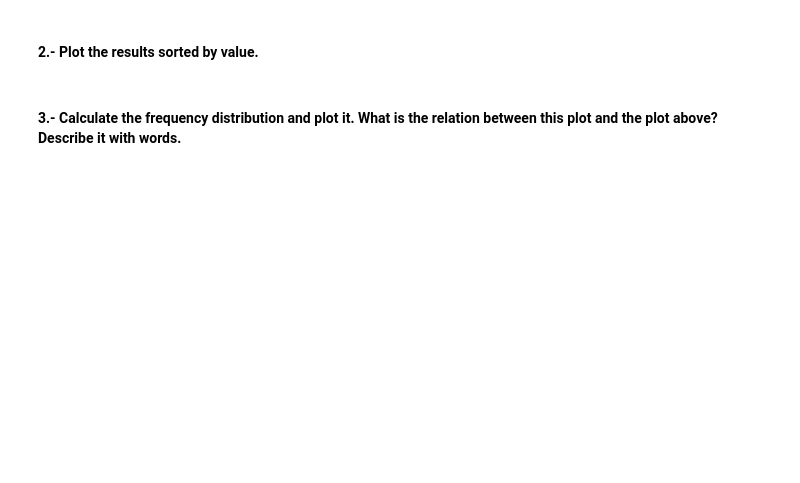
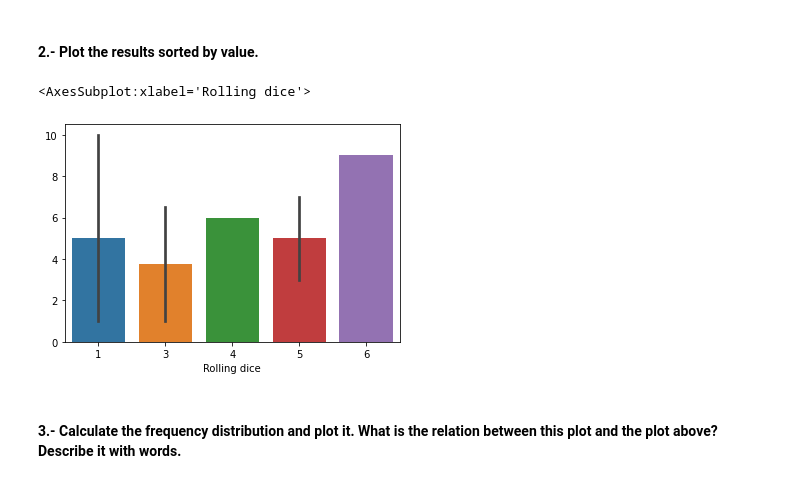
Before and after one commit to jdediegoAb/dataptmad0522_labs, a Jupyter notebook: module-2/understanding-descriptive-stats/your-code/main.ipynb, the cells around one changed output. Saved outputs shown, nothing was run; the diff lists cells and outputs as text; code cells hidden in the pictures; blank space fills up the shorter version.

```diff
--- a/module-2/understanding-descriptive-stats/your-code/main.ipynb
+++ b/module-2/understanding-descriptive-stats/your-code/main.ipynb
@@ -16,25 +16,19 @@ import matplotlib.pylab as plt
 **Hint**: you can use the *choices* function from module *random* to help you with the simulation.
 # %%
 # your code here
+#list1 = []
+#for i in range(10):
+    #sum1 = 0
+    #for r in range(10):
+        #list2=[1,2,3,4,5,6]
+        #result = random.choice(list2)
+    #list1.append(result)
 
-#create the list
-lst = []
-
-#10 repetitions
-for i in range(10):
-    #roll the die and calculate the mean
-    total = 0
-    for r in range(10):
-        roll = (random.randint(1,6))
-        total += roll
-    #
-    lst.append(total)
-print(lst)
-
-
-#def rolling(n):
-    #df = pd.DataFrame([(random.randint(6) + 1) for _ in range(n)])
-    #df.columns = ['Roll Dice']
-    #return df
-#roll = rolling(6)
-#roll.sort_values(by='Roll Dice')
+def rolling(n):
+    list2=[1,2,3,4,5,6]
+    df1 = pd.DataFrame([(random.choice(list2)) for _ in range(n)])
+    df1.columns = ['Rolling dice']
+    return df1
+df2 = rolling(11)
+df2.sort_values(by='Rolling dice').reset_index(inplace=True)
+df2
@@ -47,3 +50,9 @@ sns.histplot(roll.sort_values(by='Roll Dice'), bins=6)
+# %%
+
+sns.barplot(x='Rolling dice', y=df2.index, data=df2,)
+# %% [output]
+<AxesSubplot:xlabel='Rolling dice'>
+[figure, added]
 # %% [markdown]
 #### 3.- Calculate the frequency distribution and plot it. What is the relation between this plot and the plot above? Describe it with words.
 # %%
```
Also changed, not shown: parts of 19 cells of this notebook.
